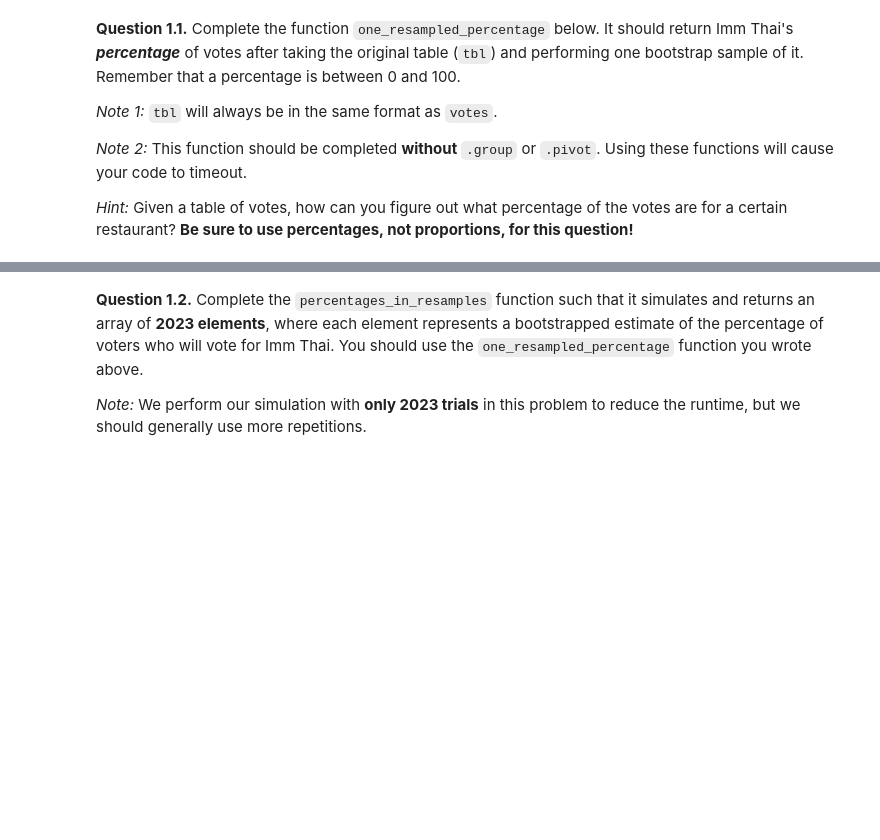
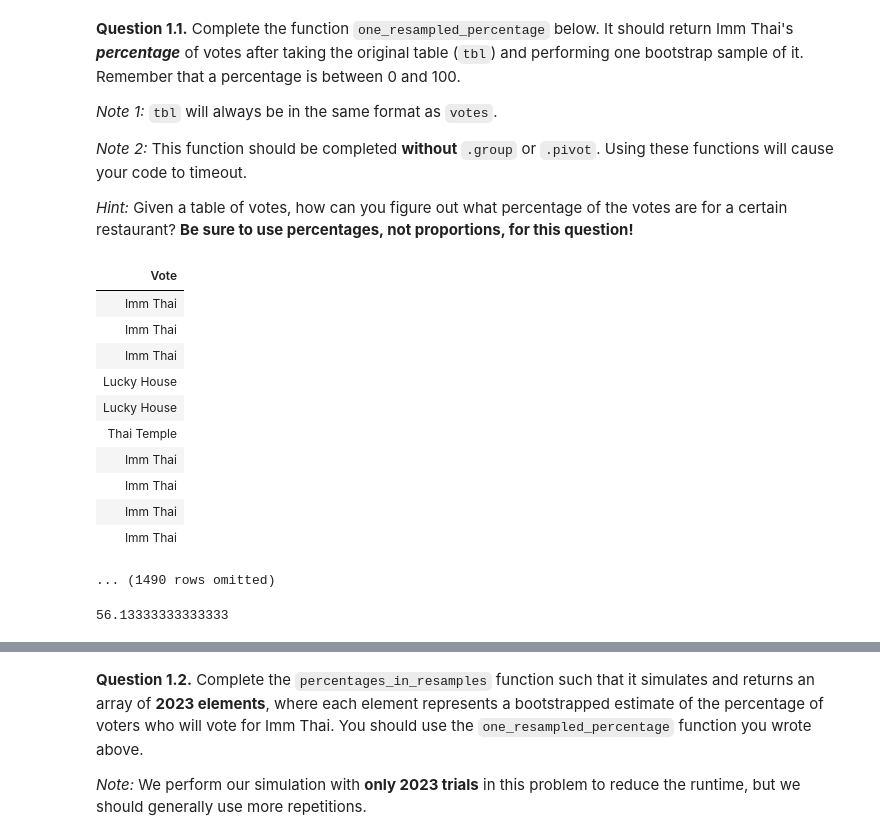
Before and after one commit to ttlarson13/Data-Analytics-Fall-25, a Jupyter notebook: hw08-2/hw08.ipynb, the cells around one changed output, grey strips where cells are left out. Saved outputs shown, nothing was run; the diff lists cells and outputs as text; code cells hidden in the pictures; blank space fills up the shorter version.

```diff
--- a/hw08-2/hw08.ipynb
+++ b/hw08-2/hw08.ipynb
@@ -77,2 +72,28 @@ one_resampled_percentage(votes)
+# %%
+sample = votes.sample()
+sample
+# %% [output]
+| Vote |
+| Imm Thai |
+| Imm Thai |
+| Imm Thai |
+| Lucky House |
+| Lucky House |
+| Thai Temple |
+| Imm Thai |
+| Imm Thai |
+| Imm Thai |
+| Imm Thai |
+... (1490 rows omitted)
+# %%
+def one_resampled_percentage(tbl):
+   bootstrap_sample = tbl.sample()
+   total_votes = len(bootstrap_sample.column('Vote'))
+   Thai_votes = len(bootstrap_sample.where('Vote', are.equal_to('Imm Thai')).column('Vote'))
+   percentage = Thai_votes / total_votes * 100
+   return percentage
+one_resampled_percentage(votes)
+# %% [output]
+56.13333333333333
 # %%
 grader.check("q1_1")
```
Also changed, not shown: parts of 14 cells of this notebook, 3 other files.
